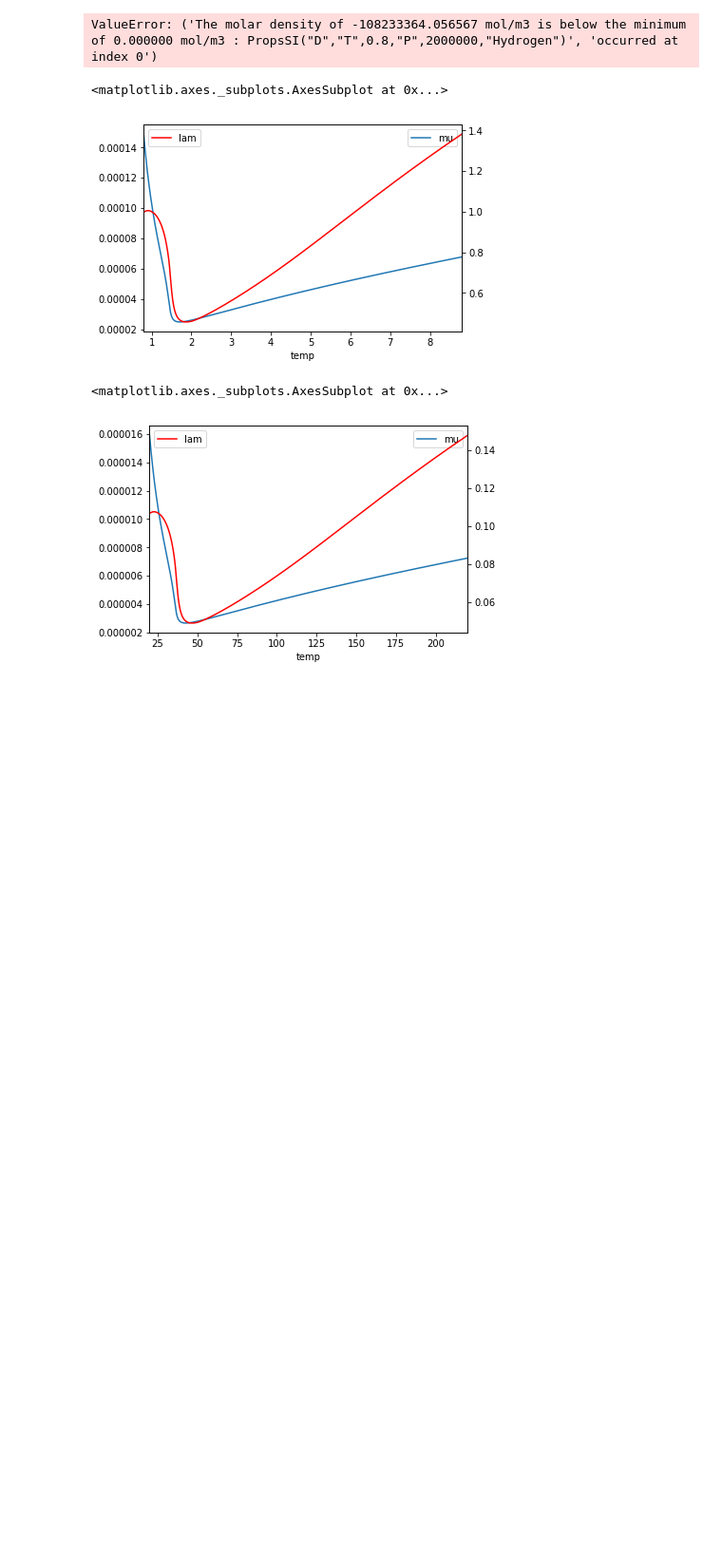
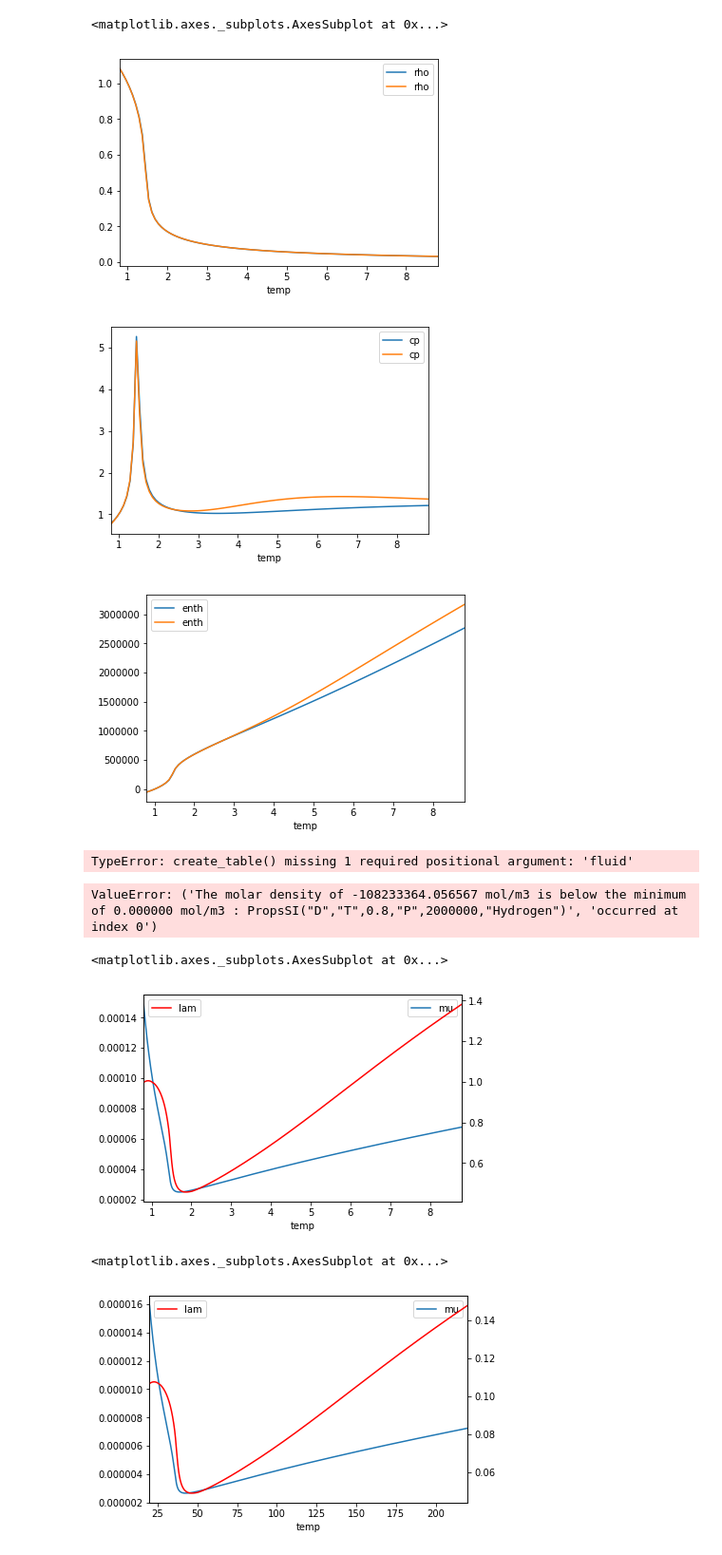
Before and after one commit to stephansmit/gustavos_table, a Jupyter notebook: maketable_notebook.ipynb, the cells around one changed output. Shown: that part at 95% size. Saved outputs shown, nothing was run; the diff lists cells and outputs as text; code cells hidden in the pictures; blank space fills up the shorter version.

```diff
--- a/maketable_notebook.ipynb
+++ b/maketable_notebook.ipynb
@@ -8,7 +8,7 @@ import matplotlib.pyplot as plt
 
 fluid = 'Hydrogen'
 
-n=10
+n=100
 Tmin = 20
 T0= 25
 Tmax = 220
@@ -16,7 +16,7 @@ P1 = 2e6
 P2 = 4e6
 
 T=np.linspace(Tmin, Tmax, n)
-def create_table(P):
+def create_table(P, fluid):
     #scaling variables
     beta0 = PropsSI('ISOBARIC_EXPANSION_COEFFICIENT', 'T', T0, 'P', P, fluid)
     enth0 = PropsSI('H', 'T', T0, 'P', P, fluid)
@@ -27,20 +27,38 @@ def create_table(P):
     df1 = pd.DataFrame(T, columns=['temp'])
     df1['P']=P
     df1['rho']=df1.apply(lambda x:PropsSI('D', 'T', x['temp'], 'P', x['P'], fluid), axis=1)
-    df1['mu']=df1.apply(lambda x:PropsSI('V', 'T', x['temp'], 'P', x['P'], fluid), axis=1)
-    df1['lam']=df1.apply(lambda x:PropsSI('L', 'T', x['temp'], 'P', x['P'], fluid), axis=1)
+    #df1['mu']=df1.apply(lambda x:PropsSI('V', 'T', x['temp'], 'P', x['P'], fluid), axis=1)
+    #df1['lam']=df1.apply(lambda x:PropsSI('L', 'T', x['temp'], 'P', x['P'], fluid), axis=1)
     df1['cp']=df1.apply(lambda x:PropsSI('C', 'T', x['temp'], 'P', x['P'], fluid), axis=1)
     df1['enth']=df1.apply(lambda x:PropsSI('H', 'T', x['temp'], 'P', x['P'], fluid), axis=1)
     df1['beta']=df1.apply(lambda x:PropsSI('ISOBARIC_EXPANSION_COEFFICIENT', 'T', x['temp'], 'P', x['P'], fluid), axis=1)
     #scale
     df1['temp']=df1['temp']/T0
     df1['rho']=df1['rho']/rho0
-    df1['mu']=df1['mu']/mu0
-    df1['lam']=df1['lam']/lam0
+    #df1['mu']=df1['mu']/mu0
+    #df1['lam']=df1['lam']/lam0
     df1['cp']=df1['cp']/cp0
     df1['enth']=df1['enth']-enth0
     df1['beta']=df1['beta']/beta0
     return df1
+# %%
+df1 = create_table(P1, 'hydrogen')
+df1_p = create_table(P1, 'parahydrogen')
+# %%
+fig, ax = plt.subplots()
+df1.plot('temp', 'rho',ax=ax)
+df1_p.plot('temp', 'rho',ax=ax)
+fig, ax = plt.subplots()
+df1.plot('temp', 'cp',ax=ax)
+df1_p.plot('temp', 'cp',ax=ax)
+fig, ax = plt.subplots()
+df1.plot('temp', 'enth',ax=ax)
+df1_p.plot('temp', 'enth',ax=ax)
+# %% [output]
+<matplotlib.axes._subplots.AxesSubplot at 0x...>
+[figure, added]
+[figure, added]
+[figure, added]
 # %%
 
 df1 = create_table(P1)
@@ -55,6 +73,8 @@ df2[['temp', 'rho', 'mu', 'lam', 'cp', 'enth', 'beta']].to_csv("high_pressure.cs
                                                                sep='\t' ,
                                                                index=None,
                                                                header=None)
+# %% [output]
+TypeError: create_table() missing 1 required positional argument: 'fluid'
 # %%
 df2 = pd.DataFrame(T, columns=['temp'])
 df2['P']=P2
```
